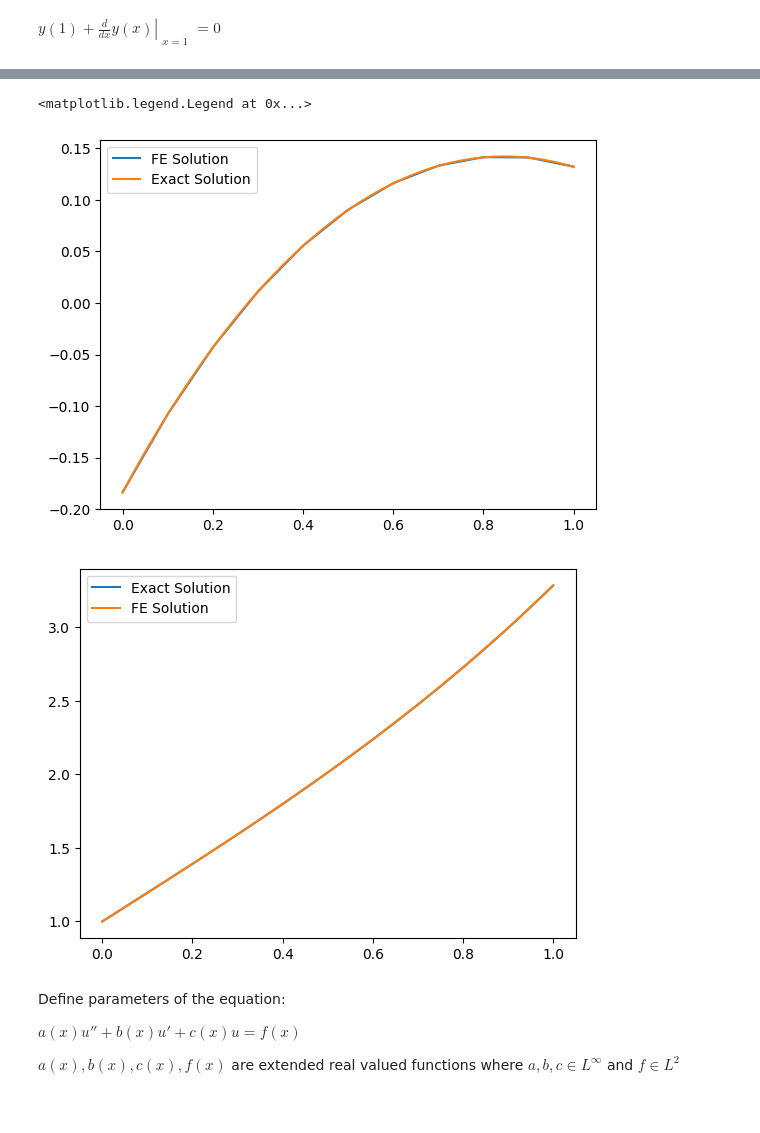
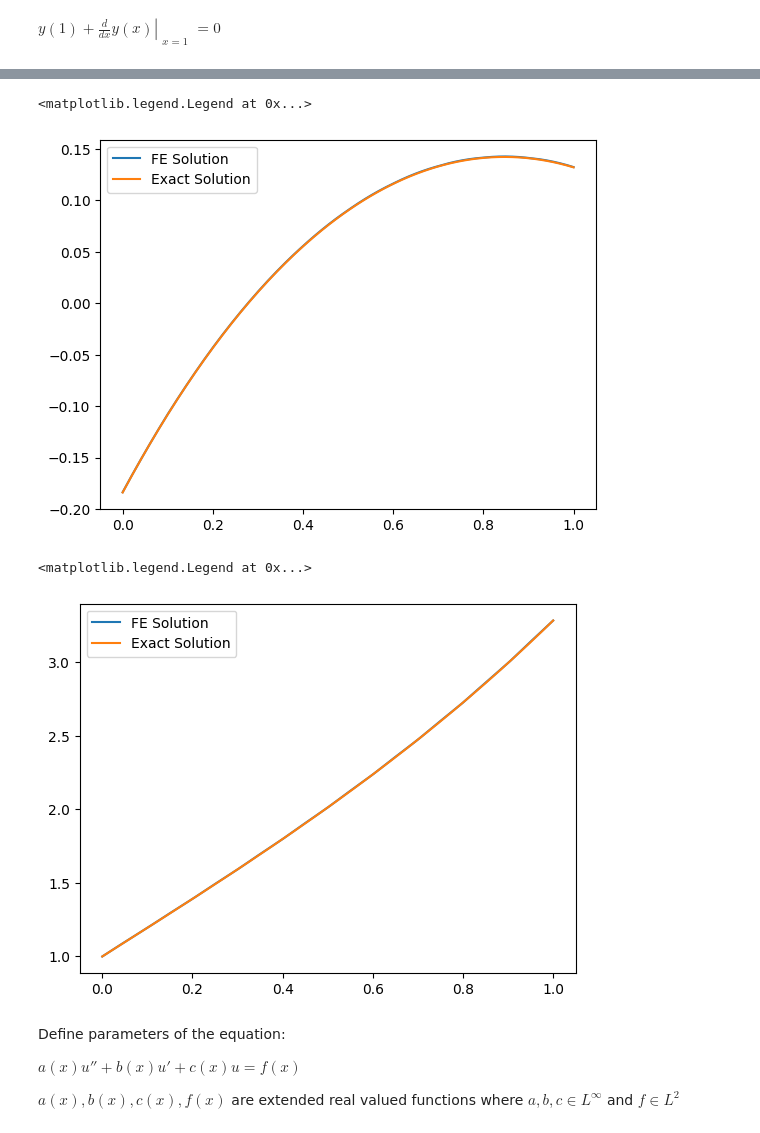
Before and after one commit to AvanishMeedimale/finite-element, a Jupyter notebook: 1D_finite_element (1).ipynb, the cells around one changed output, grey strips where cells are left out. Cells and saved outputs as stored; diff of their text form; code cells hidden in the pictures.

```diff
--- a/1D_finite_element (1).ipynb
+++ b/1D_finite_element (1).ipynb
@@ -191,7 +191,7 @@ class LeftDirichletBC(DirichletBC):
         except ImportError:
             print(f"LaTeX equation: {sp.latex(equation)}")
 
-    def apply(self, f_array, A=None, ode=None):
+    def apply(self, f_array, A=None, ode=None, poly=phi, last=None):
         def bilinear_form(u,i,v,j):
             return integrate.quad(lambda x: -1*ode.a(x)*u(i,x,deriv=True)*v(j,x,deriv=True) + ode.b(x)*u(i,x,deriv=True)*v(j,x) + ode.c(x)*u(i,x)*v(j,x), 0, 1)[0]
         def u_hat(i,x,deriv=False):
@@ -200,7 +200,7 @@ class LeftDirichletBC(DirichletBC):
             if deriv:
                 return self.leftbc*phi(0,x,deriv=True)
 
-        f_array[0] += -bilinear_form(u_hat,1,phi,1)
+        f_array[0] += -bilinear_form(u_hat,1,poly,1)
 
 class RightDirichletBC(DirichletBC):
     def __init__(self, g1):
@@ -219,7 +219,7 @@ class RightDirichletBC(DirichletBC):
         except ImportError:
             print(f"LaTeX equation: {sp.latex(equation)}")
 
-    def apply(self, f_array, A=None, ode=None):
+    def apply(self, f_array, A=None, ode=None, poly=phi, last=None):
         def bilinear_form(u,i,v,j):
             return integrate.quad(lambda x: -1*ode.a(x)*u(i,x,deriv=True)*v(j,x,deriv=True) + ode.b(x)*u(i,x,deriv=True)*v(j,x) + ode.c(x)*u(i,x)*v(j,x), 0, 1)[0]
         def u_hat(i,x,deriv=False):
@@ -228,7 +228,7 @@ class RightDirichletBC(DirichletBC):
             if deriv:
                 return self.rightbc*phi(N+1,x,deriv=True)
 
-        f_array[-1] += -bilinear_form(u_hat,N,phi,N)
+        f_array[last] += -bilinear_form(u_hat,N,poly,N)
 # %%
 bc1 = LeftDirichletBC(0)
 bc2 = RightDirichletBC(0)
@@ -263,7 +263,7 @@ class LeftRobinBC(RobinBC):
         except ImportError:
             print(f"LaTeX equation: {sp.latex(equation)}")
 
-    def apply(self, f_array, A, ode):
+    def apply(self, f_array, A, ode, poly=None, last=None):
         A[0,0] += -ode.a(0)*self.beta*phi(0,0)*phi(0,0) # Only phi_0 is non zero at x=0
         f_array[0] += ode.a(0)*self.leftbc*phi(0,0) # Only phi_0 is non zero at x=0
 
@@ -286,6 +286,6 @@ class RightRobinBC(RobinBC):
         except ImportError:
             print(f"LaTeX equation: {sp.latex(equation)}")
 
-    def apply(self, f_array, A, ode):
-        A[-1,-1] += -ode.a(1)*self.beta*phi(N+1,1)*phi(N+1,1) # Only phi_{N+1} is non zero at x=1
-        f_array[-1] += -ode.a(1)*self.rightbc*phi(N+1,1) # Only phi_{N+1} is non zero at x=1
+    def apply(self, f_array, A, ode, poly, last):
+        A[last,last] += -ode.a(1)*self.beta*phi(N+1,1)*phi(N+1,1) # Only phi_{N+1} is non zero at x=1 CHANGE TO N+1 OR SOMETHING SINCE FOR POLY IT IS
+        f_array[last] += -ode.a(1)*self.rightbc*phi(N+1,1) # Only phi_{N+1} is non zero at x=1
@@ -370,5 +379,7 @@ plt.legend()
 # %%
-solution = FEMSolver(ode,bc3,bc4)
+bc3 = LeftRobinBC(1,1)
+bc4 = RightRobinBC(0,1)
+solution = FEMSolver(ode,bc3,bc4,1)
 solution.solve()
 
 def u_exact(x):
@@ -380,21 +391,22 @@ plt.plot(xes, [u_exact(x) for x in xes], label = "Exact Solution")
 plt.legend()
 # %% [output]
 <matplotlib.legend.Legend at 0x...>
-[figure, old version]
+[figure, new version]
 # %%
+bc5 = LeftDirichletBC(1)
+bc6 = RightRobinBC(3,0)
+solution1 = FEMSolver(ode, bc5, bc6, 1)
+solution1.solve()
+
 def u_exact(x):
             e = np.e
             return (-3*e**(1-x)+3*e**(x+1)+1+e**2)/(1+e**2)
 xes = np.linspace(0,1,200)
 plt.plot(xes, [u_exact(x) for x in xes], label = "Exact Solution")
 plt.legend()
-
-bc5 = LeftDirichletBC(1)
-bc6 = RightRobinBC(3,0)
-solution1 = FEMSolver(ode, bc5, bc6)
-solution1.solve()
 # %% [output]
+<matplotlib.legend.Legend at 0x...>
-[figure, old version]
+[figure, new version]
 # %% [markdown]
 Define parameters of the equation:
 
```
Also changed, not shown: parts of 11 cells of this notebook.
